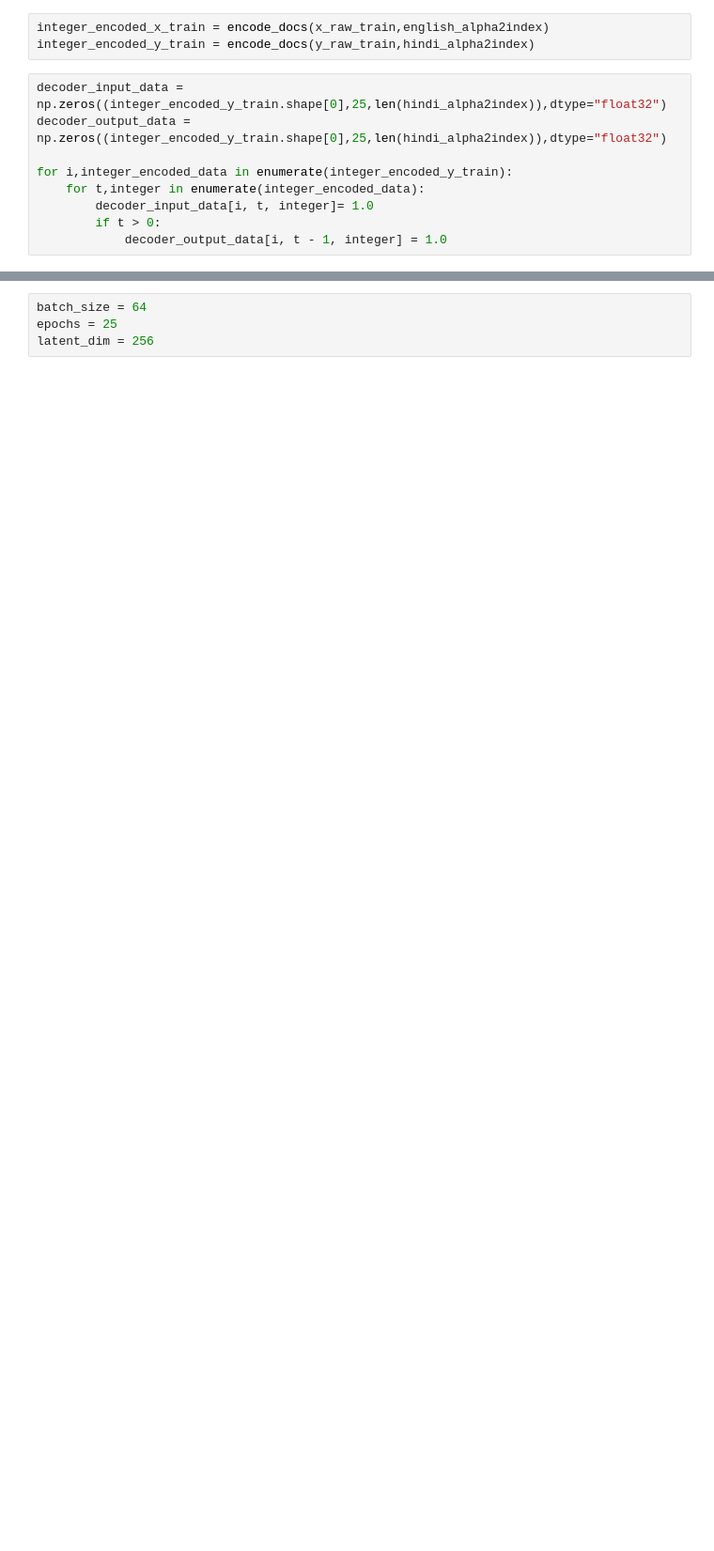
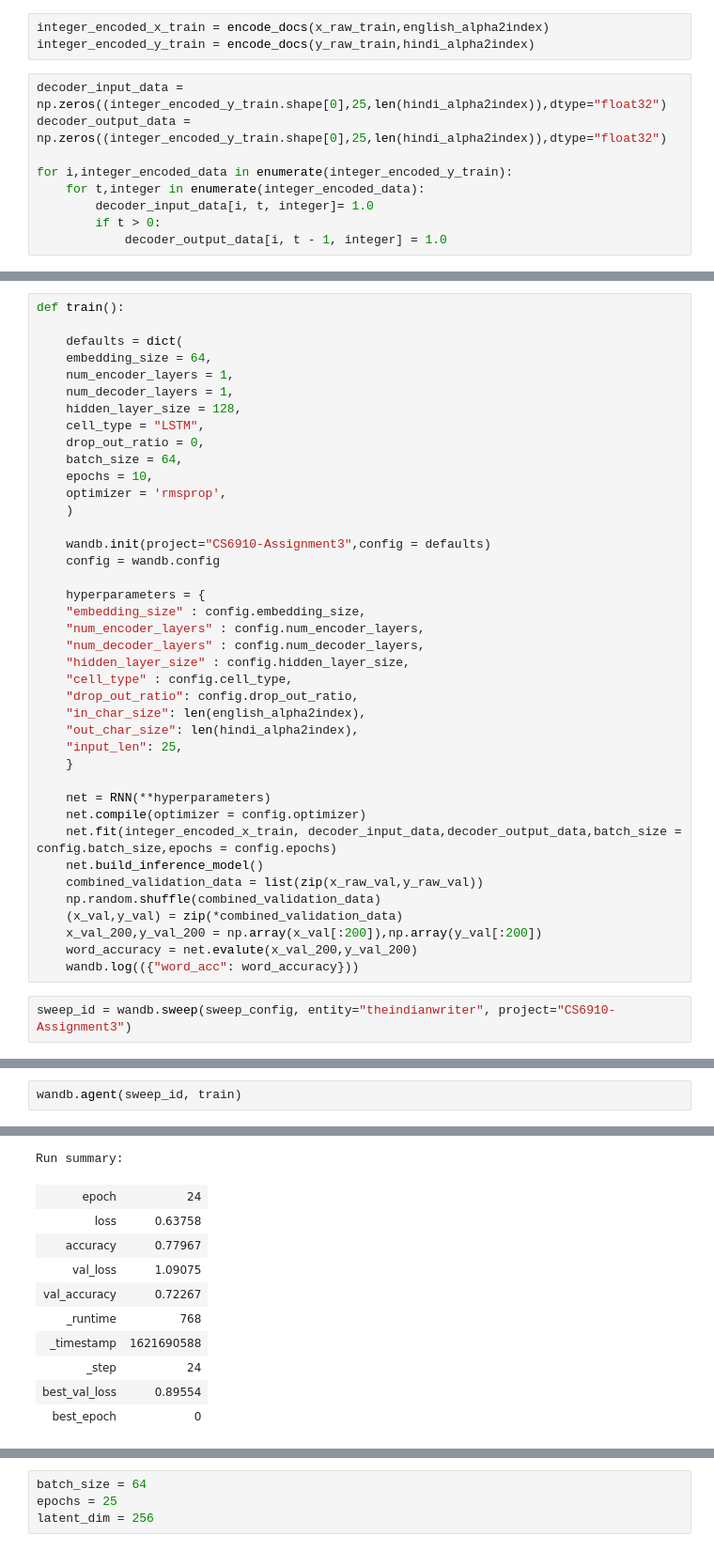
Before and after one commit to CS20M038/CS6910-assignment_3, a Jupyter notebook: DL_Assignment_3_Arjun_Version.ipynb, the cells around one changed output, grey strips where cells are left out. Shown at 94% size. Saved outputs shown, nothing was run; the diff lists cells and outputs as text; blank space fills up the shorter version.

Commit message:
with wandb set up

```diff
--- a/DL_Assignment_3_Arjun_Version.ipynb
+++ b/DL_Assignment_3_Arjun_Version.ipynb
@@ -98,0 +410,42 @@ for i,integer_encoded_data in enumerate(integer_encoded_y_train):
+# %%
+def train():
+
+    defaults = dict(
+    embedding_size = 64,
+    num_encoder_layers = 1,
+    num_decoder_layers = 1,
+    hidden_layer_size = 128,
+    cell_type = "LSTM",
+    drop_out_ratio = 0,
+    batch_size = 64,
+    epochs = 10,
+    optimizer = 'rmsprop',
+    )
+
+    wandb.init(project="CS6910-Assignment3",config = defaults)
+    config = wandb.config
+
+    hyperparameters = {
+    "embedding_size" : config.embedding_size,
+    "num_encoder_layers" : config.num_encoder_layers,
+    "num_decoder_layers" : config.num_decoder_layers,
+    "hidden_layer_size" : config.hidden_layer_size,
+    "cell_type" : config.cell_type,
+    "drop_out_ratio": config.drop_out_ratio,
+    "in_char_size": len(english_alpha2index),
+    "out_char_size": len(hindi_alpha2index),
+    "input_len": 25,
+    }
+
+    net = RNN(**hyperparameters)
+    net.compile(optimizer = config.optimizer)
+    net.fit(integer_encoded_x_train, decoder_input_data,decoder_output_data,batch_size = config.batch_size,epochs = config.epochs)
+    net.build_inference_model()
+    combined_validation_data = list(zip(x_raw_val,y_raw_val))
+    np.random.shuffle(combined_validation_data)
+    (x_val,y_val) = zip(*combined_validation_data)
+    x_val_200,y_val_200 = np.array(x_val[:200]),np.array(y_val[:200])
+    word_accuracy = net.evalute(x_val_200,y_val_200)
+    wandb.log(({"word_acc": word_accuracy}))
+# %%
+sweep_id = wandb.sweep(sweep_config, entity="theindianwriter", project="CS6910-Assignment3")
@@ -98,0 +455,3 @@ for i,integer_encoded_data in enumerate(integer_encoded_y_train):
+# %%
+wandb.agent(sweep_id, train)
+# %% [output]
@@ -98,0 +496,11 @@ for i,integer_encoded_data in enumerate(integer_encoded_y_train):
+Run summary:
+| epoch | 24 |
+| loss | 0.63758 |
+| accuracy | 0.77967 |
+| val_loss | 1.09075 |
+| val_accuracy | 0.72267 |
+| _runtime | 768 |
+| _timestamp | 1621690588 |
+| _step | 24 |
+| best_val_loss | 0.89554 |
+| best_epoch | 0 |
```
Also changed, not shown: parts of 30 cells of this notebook.
